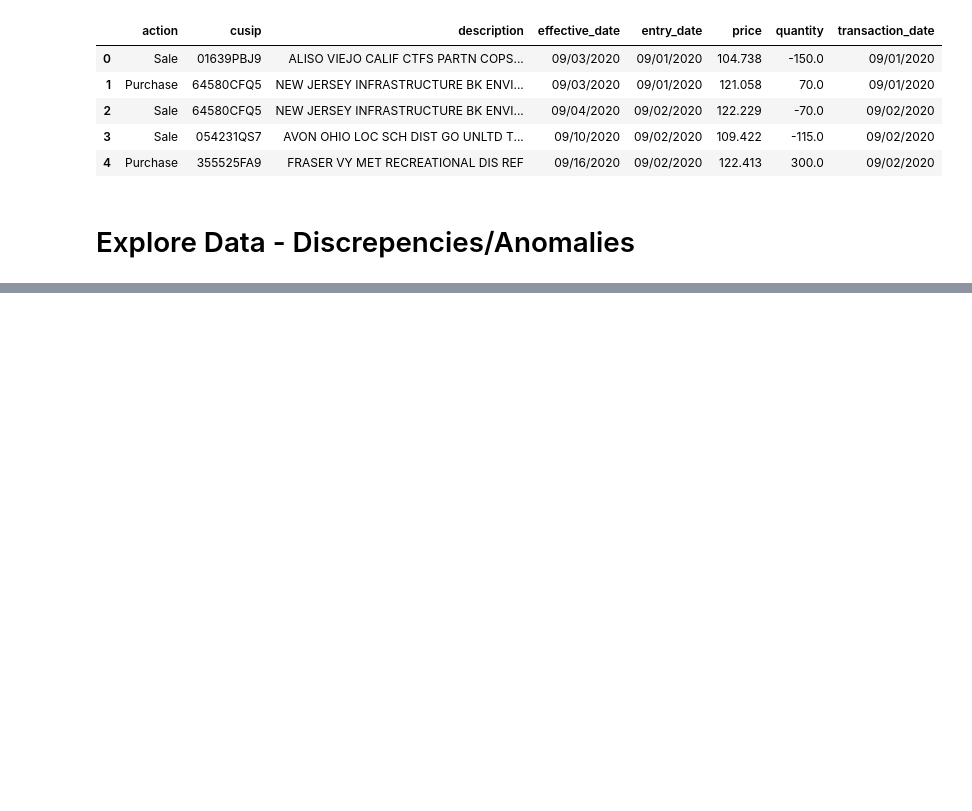
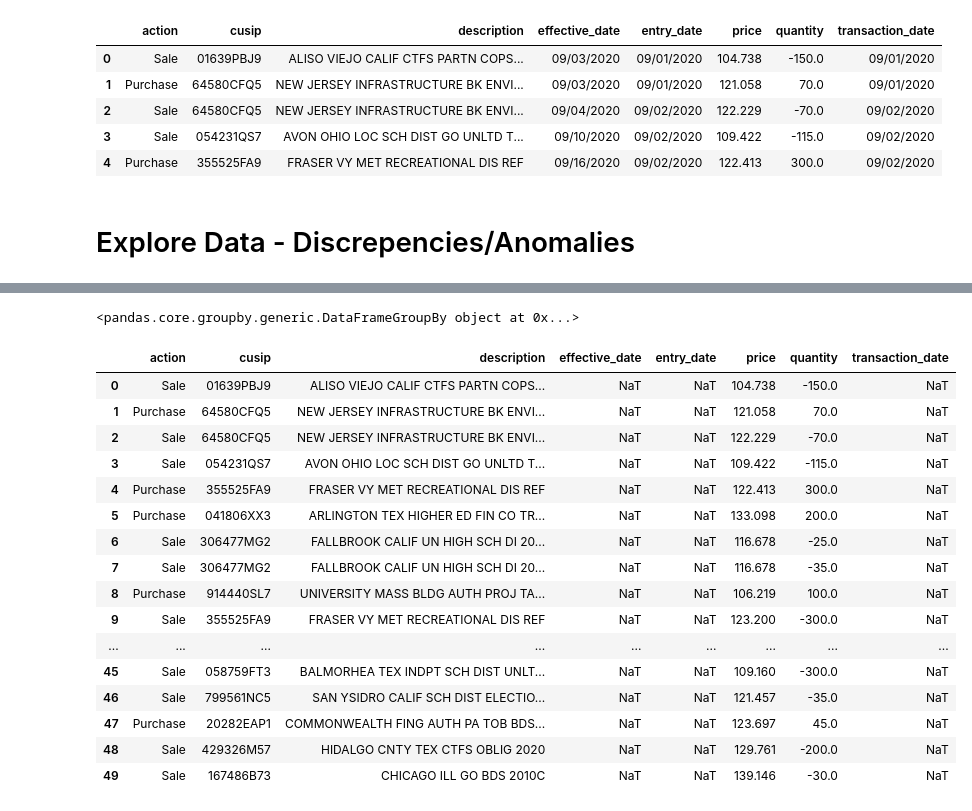
Before and after one commit to albertopuentes/small-side-projects, a Jupyter notebook: Sample_Trade_History_Monitor.ipynb, the cells around one changed output, grey strips where cells are left out. Saved outputs shown, nothing was run; the diff lists cells and outputs as text; code cells hidden in the pictures; blank space fills up the shorter version.

Commit message:
datetime

```diff
--- a/Sample_Trade_History_Monitor.ipynb
+++ b/Sample_Trade_History_Monitor.ipynb
@@ -153,0 +172,4 @@ trades[trades.action == 'Purchase Cancellation']
+# %%
+trades['effective_date'] = pd.to_datetime('effective_date', errors='coerce')
+trades['transaction_date'] = pd.to_datetime('transaction_date', errors='coerce')
+trades['entry_date'] = pd.to_datetime('transaction_date', errors='coerce')
@@ -153,0 +194,24 @@ trades[trades.action == 'Purchase Cancellation']
+# %%
+trades.groupby(['cusip', 'action'])
+# %% [output]
+<pandas.core.groupby.generic.DataFrameGroupBy object at 0x...>
+# %%
+trades.head(50)
+# %% [output]
+|  | action | cusip | description | effective_date | entry_date | price | quantity | transaction_date |
+| 0 | Sale | 01639PBJ9 | ALISO VIEJO CALIF CTFS PARTN COPS... | NaT | NaT | 104.738 | -150.0 | NaT |
+| 1 | Purchase | 64580CFQ5 | NEW JERSEY INFRASTRUCTURE BK ENVI... | NaT | NaT | 121.058 | 70.0 | NaT |
+| 2 | Sale | 64580CFQ5 | NEW JERSEY INFRASTRUCTURE BK ENVI... | NaT | NaT | 122.229 | -70.0 | NaT |
+| 3 | Sale | 054231QS7 | AVON OHIO LOC SCH DIST GO UNLTD T... | NaT | NaT | 109.422 | -115.0 | NaT |
+| 4 | Purchase | 355525FA9 | FRASER VY MET RECREATIONAL DIS REF | NaT | NaT | 122.413 | 300.0 | NaT |
+| 5 | Purchase | 041806XX3 | ARLINGTON TEX HIGHER ED FIN CO TR... | NaT | NaT | 133.098 | 200.0 | NaT |
+| 6 | Sale | 306477MG2 | FALLBROOK CALIF UN HIGH SCH DI 20... | NaT | NaT | 116.678 | -25.0 | NaT |
+| 7 | Sale | 306477MG2 | FALLBROOK CALIF UN HIGH SCH DI 20... | NaT | NaT | 116.678 | -35.0 | NaT |
+| 8 | Purchase | 914440SL7 | UNIVERSITY MASS BLDG AUTH PROJ TA... | NaT | NaT | 106.219 | 100.0 | NaT |
+| 9 | Sale | 355525FA9 | FRASER VY MET RECREATIONAL DIS REF | NaT | NaT | 123.200 | -300.0 | NaT |
+| ... | ... | ... | ... | ... | ... | ... | ... | ... |
+| 45 | Sale | 058759FT3 | BALMORHEA TEX INDPT SCH DIST UNLT... | NaT | NaT | 109.160 | -300.0 | NaT |
+| 46 | Sale | 799561NC5 | SAN YSIDRO CALIF SCH DIST ELECTIO... | NaT | NaT | 121.457 | -35.0 | NaT |
+| 47 | Purchase | 20282EAP1 | COMMONWEALTH FING AUTH PA TOB BDS... | NaT | NaT | 123.697 | 45.0 | NaT |
+| 48 | Sale | 429326M57 | HIDALGO CNTY TEX CTFS OBLIG 2020 | NaT | NaT | 129.761 | -200.0 | NaT |
+| 49 | Sale | 167486B73 | CHICAGO ILL GO BDS 2010C | NaT | NaT | 139.146 | -30.0 | NaT |
```
Also changed, not shown: parts of 2 cells of this notebook.
